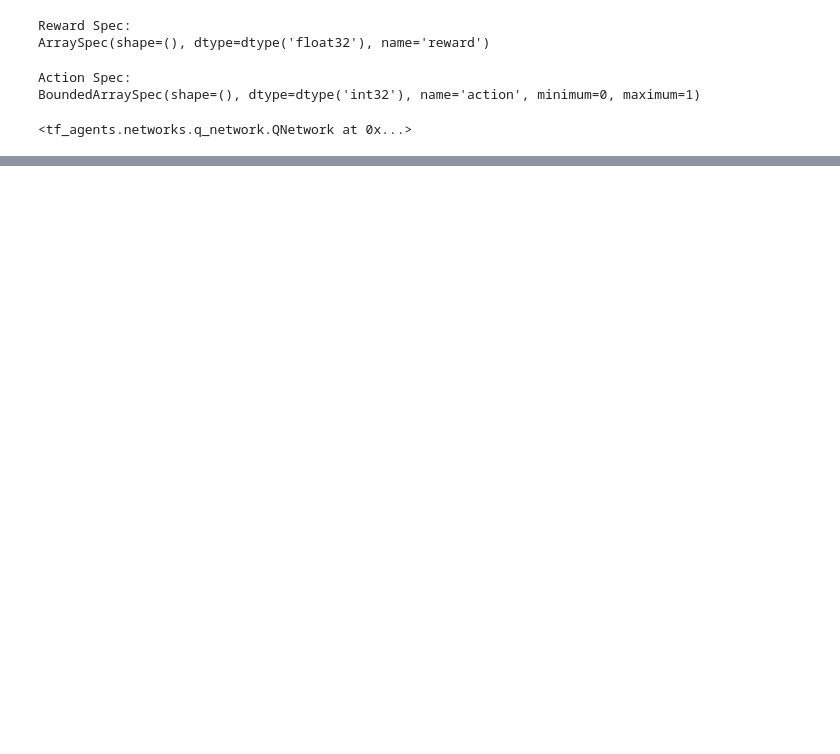
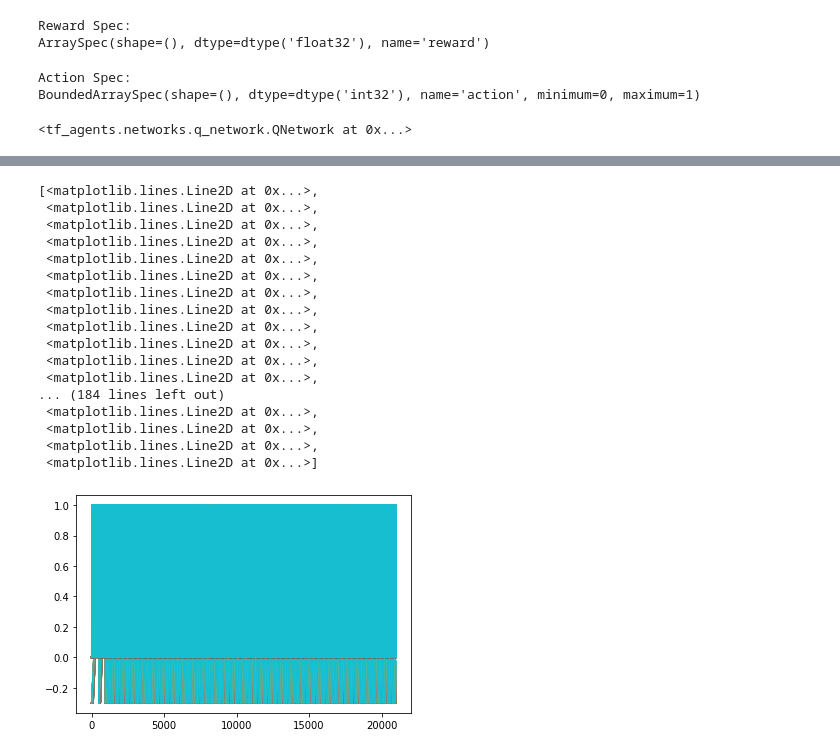
Before and after one commit to benjamind2330/LearntKettle, a Jupyter notebook: train_kettle.ipynb, the cells around one changed output, grey strips where cells are left out. Drawn from its saved outputs; the diff is of its cells as text; code cells hidden in the pictures; blank space fills up the shorter version.

```diff
--- a/train_kettle.ipynb
+++ b/train_kettle.ipynb
@@ -56,5 +57,3 @@ resp = requests.get("http://192.168.178.87/r_off")
-# %%
-resp = requests.get("http://192.168.178.87/r_on")
 # %%
 def observe_kettle():
     # TODO remove the offset!!
@@ -157,3 +256,10 @@ eval_py_env = KettleEnv()
+# %%
+if USE_SIMULATION:
+    train_py_env = SimulatedKettleEnv()
+    eval_py_env = SimulatedKettleEnv()
+else:
+    train_py_env = KettleEnv()
+    eval_py_env = KettleEnv()
 # %%
 train_env = tf_py_environment.TFPyEnvironment(train_py_env)
 eval_env = tf_py_environment.TFPyEnvironment(eval_py_env)
@@ -178,7 +284,8 @@ agent = dqn_agent.DqnAgent(
     train_env.action_spec(),
     q_network=q_net,
     optimizer=optimizer,
-    td_errors_loss_fn=common.element_wise_squared_loss,
+    epsilon_greedy = 0.1,
+    td_errors_loss_fn=common.element_wise_huber_loss,
     train_step_counter=train_step_counter)
 
 agent.initialize()
@@ -305,2 +460,25 @@ blaat
 # %%
 a = KettleEnv()
+# %%
+observed = replay_buffer.gather_all().observation.numpy()
+# %%
+plt.plot(observed[0])
+# %% [output]
+[<matplotlib.lines.Line2D at 0x...>,
+ <matplotlib.lines.Line2D at 0x...>,
+ <matplotlib.lines.Line2D at 0x...>,
+ <matplotlib.lines.Line2D at 0x...>,
+ <matplotlib.lines.Line2D at 0x...>,
+ <matplotlib.lines.Line2D at 0x...>,
+ <matplotlib.lines.Line2D at 0x...>,
+ <matplotlib.lines.Line2D at 0x...>,
+ <matplotlib.lines.Line2D at 0x...>,
+ <matplotlib.lines.Line2D at 0x...>,
+ <matplotlib.lines.Line2D at 0x...>,
+ <matplotlib.lines.Line2D at 0x...>,
+... (184 lines left out)
+ <matplotlib.lines.Line2D at 0x...>,
+ <matplotlib.lines.Line2D at 0x...>,
+ <matplotlib.lines.Line2D at 0x...>,
+ <matplotlib.lines.Line2D at 0x...>]
+[figure, added]
```
Also changed, not shown: parts of 18 cells of this notebook.
